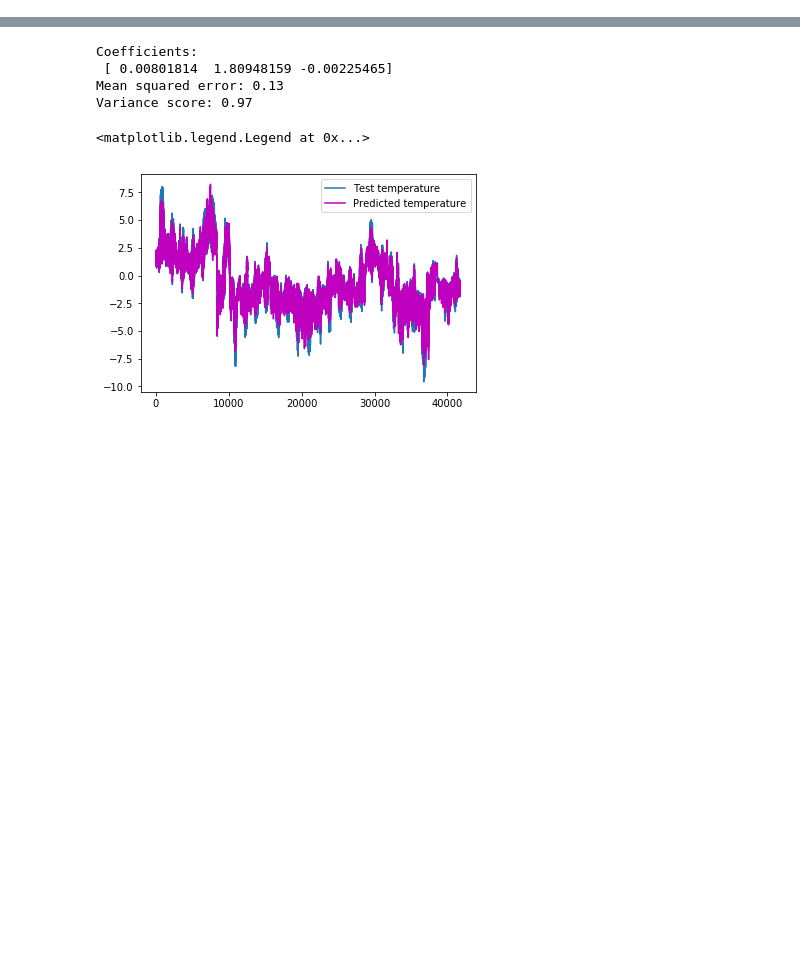
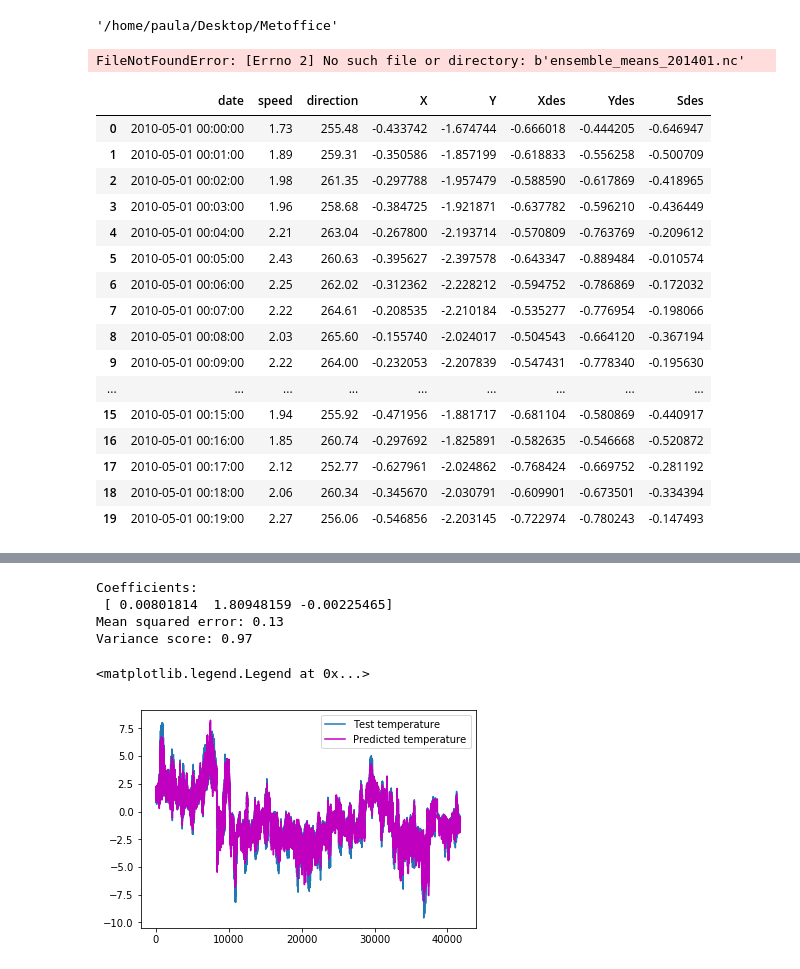
Before and after one commit to par15/metoffice_mini_project, a Jupyter notebook: Miniproject.ipynb, the cells around one changed output, grey strips where cells are left out. Saved outputs shown, nothing was run; the diff lists cells and outputs as text; code cells hidden in the pictures; blank space fills up the shorter version.

```diff
--- a/Miniproject.ipynb
+++ b/Miniproject.ipynb
@@ -21,3 +7,14 @@ Successfully installed scikit-learn-0.19.1 sklearn-0.0
+# %%
+import os
+os.getcwd()
+# %% [output]
+'/home/paula/Desktop/Metoffice'
+# %%
+from netCDF4 import Dataset
+traindata = Dataset('ensemble_means_201401.nc')
+print(dataset.file_format)
+# %% [output]
+FileNotFoundError: [Errno 2] No such file or directory: b'ensemble_means_201401.nc'
 # %%
 from sklearn import datasets, linear_model
 from sklearn.metrics import mean_squared_error, r2_score
@@ -25,3 +22,23 @@ from sklearn.metrics import mean_squared_error, r2_score
 # Load the dataset.
 traindata=pd.read_table('traindata.txt',usecols=[1,2,3,4,5,6,7,8])
 testdata=pd.read_table('testdata.txt',usecols=[1,2,3,4,5,6,7,8])
+# %%
+traindata.head(20)
+# %% [output]
+|  | date | speed | direction | X | Y | Xdes | Ydes | Sdes |
+| 0 | 2010-05-01 00:00:00 | 1.73 | 255.48 | -0.433742 | -1.674744 | -0.666018 | -0.444205 | -0.646947 |
+| 1 | 2010-05-01 00:01:00 | 1.89 | 259.31 | -0.350586 | -1.857199 | -0.618833 | -0.556258 | -0.500709 |
+| 2 | 2010-05-01 00:02:00 | 1.98 | 261.35 | -0.297788 | -1.957479 | -0.588590 | -0.617869 | -0.418965 |
+| 3 | 2010-05-01 00:03:00 | 1.96 | 258.68 | -0.384725 | -1.921871 | -0.637782 | -0.596210 | -0.436449 |
+| 4 | 2010-05-01 00:04:00 | 2.21 | 263.04 | -0.267800 | -2.193714 | -0.570809 | -0.763769 | -0.209612 |
+| 5 | 2010-05-01 00:05:00 | 2.43 | 260.63 | -0.395627 | -2.397578 | -0.643347 | -0.889484 | -0.010574 |
+| 6 | 2010-05-01 00:06:00 | 2.25 | 262.02 | -0.312362 | -2.228212 | -0.594752 | -0.786869 | -0.172032 |
+| 7 | 2010-05-01 00:07:00 | 2.22 | 264.61 | -0.208535 | -2.210184 | -0.535277 | -0.776954 | -0.198066 |
+| 8 | 2010-05-01 00:08:00 | 2.03 | 265.60 | -0.155740 | -2.024017 | -0.504543 | -0.664120 | -0.367194 |
+| 9 | 2010-05-01 00:09:00 | 2.22 | 264.00 | -0.232053 | -2.207839 | -0.547431 | -0.778340 | -0.195630 |
+| ... | ... | ... | ... | ... | ... | ... | ... | ... |
+| 15 | 2010-05-01 00:15:00 | 1.94 | 255.92 | -0.471956 | -1.881717 | -0.681104 | -0.580869 | -0.440917 |
+| 16 | 2010-05-01 00:16:00 | 1.85 | 260.74 | -0.297692 | -1.825891 | -0.582635 | -0.546668 | -0.520872 |
+| 17 | 2010-05-01 00:17:00 | 2.12 | 252.77 | -0.627961 | -2.024862 | -0.768424 | -0.669752 | -0.281192 |
+| 18 | 2010-05-01 00:18:00 | 2.06 | 260.34 | -0.345670 | -2.030791 | -0.609901 | -0.673501 | -0.334394 |
+| 19 | 2010-05-01 00:19:00 | 2.27 | 256.06 | -0.546856 | -2.203145 | -0.722974 | -0.780243 | -0.147493 |
```
Also changed, not shown: parts of 8 cells of this notebook.
